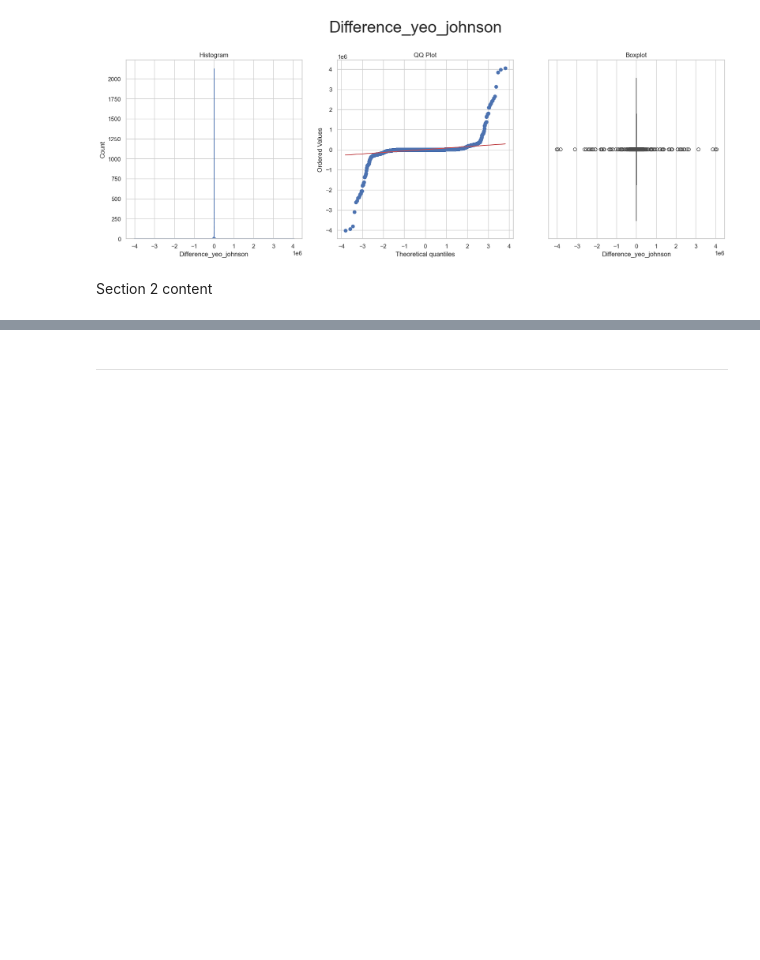
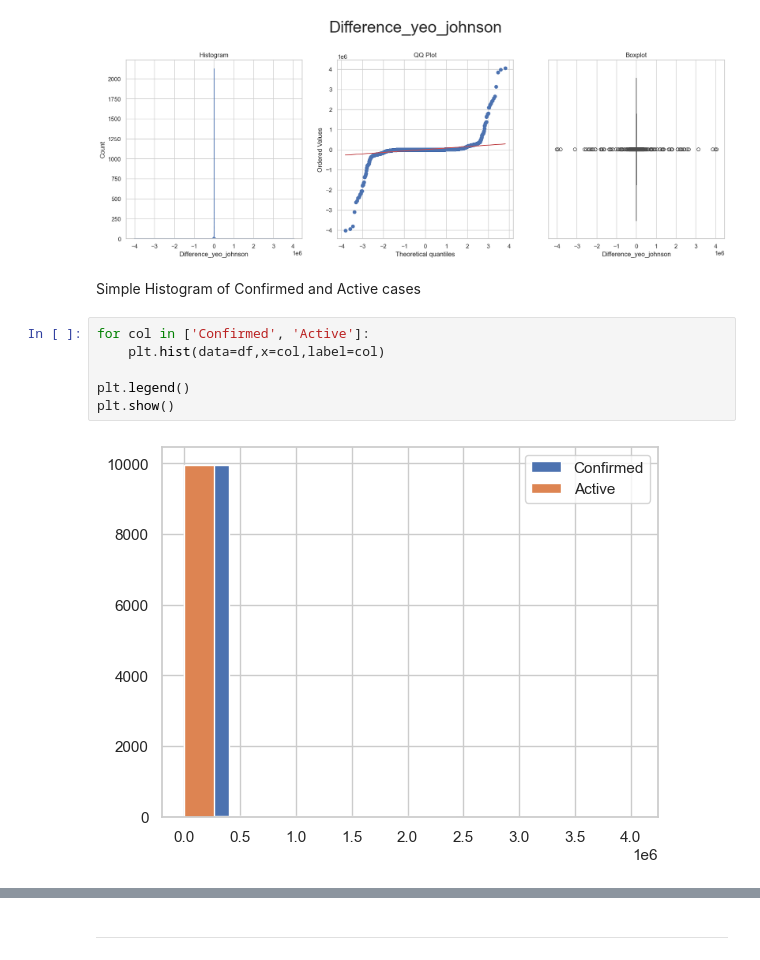
Before and after one commit to alikar84/First_project_Covid19-, a Jupyter notebook: jupyter_notebooks/Notebook_Template.ipynb, the cells around one changed output, grey strips where cells are left out. Drawn from its saved outputs; the diff is of its cells as text; blank space fills up the shorter version.

```diff
--- a/jupyter_notebooks/Notebook_Template.ipynb
+++ b/jupyter_notebooks/Notebook_Template.ipynb
@@ -953,5 +1006,13 @@ df_engineering = FeatureEngineeringAnalysis(df=df_engineering,analysis_type='num
 [figure]
 [figure]
 [figure]
-# %% [markdown]
-Section 2 content
+# %% [markdown]
+Simple Histogram of Confirmed and Active cases
+# %%
+for col in ['Confirmed', 'Active']:
+    plt.hist(data=df,x=col,label=col)
+
+plt.legend()
+plt.show()
+# %% [output]
+[figure, added]
```
Also changed, not shown: parts of 69 cells of this notebook.
